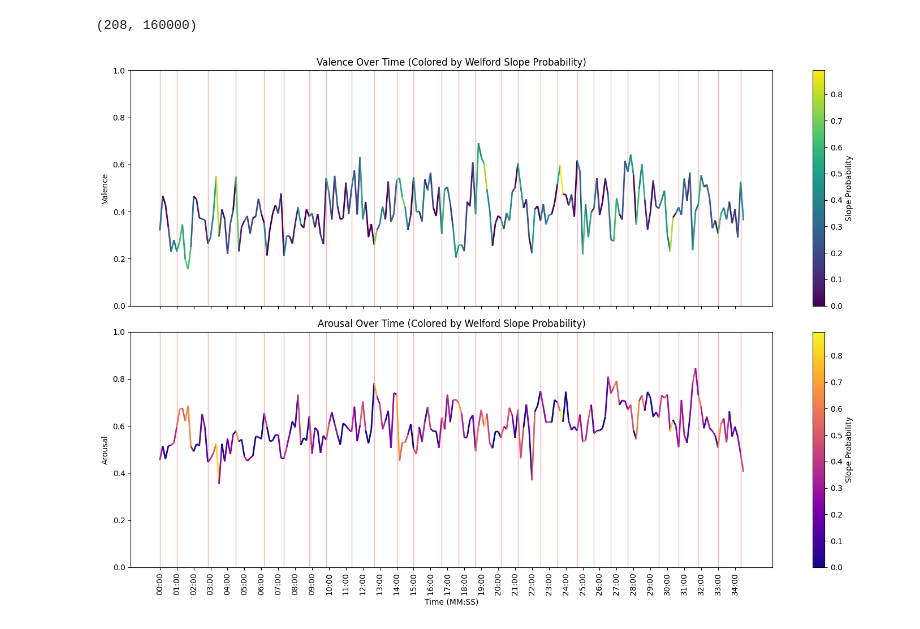
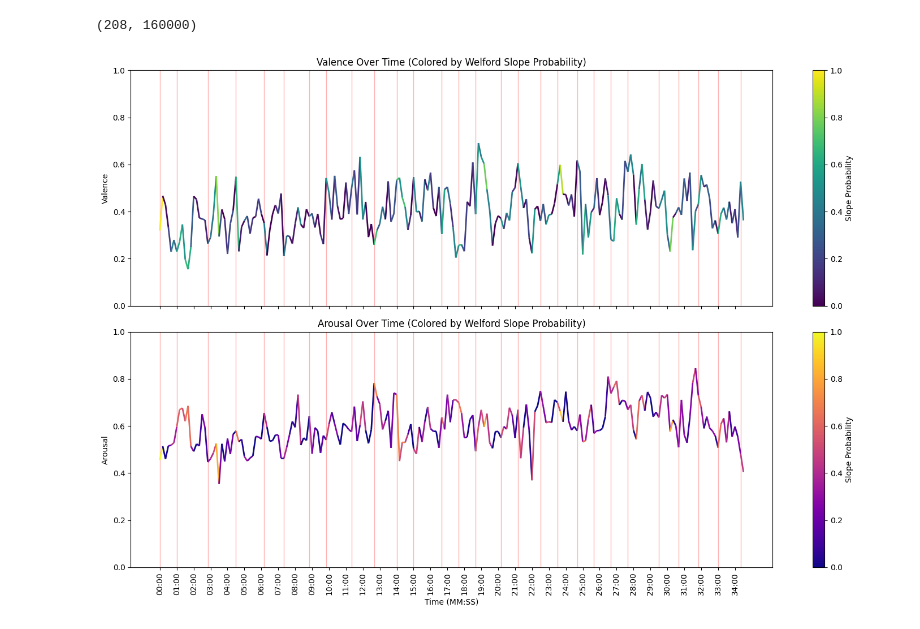
Before and after one commit to Nasenboi/remommender, a Jupyter notebook: notebooks/emotion_slope_detection.ipynb, the cells around one changed output. Drawn from its saved outputs; the diff is of its cells as text; code cells hidden in the pictures.

Commit message:
add emotion slope detection functions

```diff
--- a/notebooks/emotion_slope_detection.ipynb
+++ b/notebooks/emotion_slope_detection.ipynb
@@ -29,11 +30,6 @@ audio_path = "/run/media/chr1s/chr1sdrive1/MuInf/harry-potter/003_039_9781781102
 AUDIO_SEGMENT_LENGTH_S = 10
 SAMPLE_RATE = 16000
 
-# slope detection
-WINDOW_SIZE = 10
-SLOPE_DETECTOR_THRESHOLD = 0.005
-SLOPE_DETECTOR_GAIN = 50
-
 # plotting
 PROBABILITY_THRESHOLD = 0.3
 MINIMUM_FREE_SAMPLES = 5
@@ -61,14 +57,27 @@ for segment in y_segments:
 emotion_segments = pd.DataFrame(emotion_segments)
 emotion_segments.set_index("timestamp", inplace=True)
 # %%
-emotion_slope_detector = EmotionSlopeDetector(
-    window_size=WINDOW_SIZE,
-    threshold=SLOPE_DETECTOR_THRESHOLD,
-    gain=SLOPE_DETECTOR_GAIN
-)
+emotion_slope_detector_variables = {
+    "samples": (list(np.zeros(WINDOW_SIZE)+0.5), list(np.zeros(WINDOW_SIZE)+0.5)),
+    "sample_index": 0,
+    "old_mean": [0,0],
+}
 
-emotion_segments["slope_probablitly"] = emotion_segments.apply(
-    lambda row: emotion_slope_detector.get_slope_probablity(
+def apply_slope_algorithm(valence: float, arousal: float) -> float:
+    #print("Valence: ", valence, "Arousal:", arousal)
+    emotion_slope_detector_variables["samples"] = update_samples(
+        valence, arousal, emotion_slope_detector_variables["samples"], emotion_slope_detector_variables["sample_index"]
+    )
+    emotion_slope_detector_variables["sample_index"] = update_sample_index(emotion_slope_detector_variables["sample_index"])
+    #print("Index: ", emotion_slope_detector_variables["sample_index"])
+    emotion_slope_detector_variables["old_mean"], slope_probability = get_slope_probablity(
+        emotion_slope_detector_variables["samples"], emotion_slope_detector_variables["old_mean"]
+    )
+    #print("Old mean: ", emotion_slope_detector_variables["old_mean"], "Slope probability: ", slope_probability)
+    return slope_probability
+
+emotion_segments["slope_probability"] = emotion_segments.apply(
+    lambda row: apply_slope_algorithm(
         row["valence"], row["arousal"]
     ),
     axis=1
@@ -81,7 +90,7 @@ fig, (ax1, ax2) = plt.subplots(2, 1, figsize=(15, 10), sharex=True)
 x = emotion_segments.index  # timestamps in seconds
 valence_values = emotion_segments['valence'].values
 arousal_values = emotion_segments['arousal'].values
-welford_slope_probabilities = emotion_segments['slope_probablitly'].values  # Note: typo in column name preserved
+welford_slope_probabilities = emotion_segments['slope_probability'].values
 
 # Convert timestamps to time strings for x-axis labels
 time_str = [f"{int(t//60):02d}:{int(t%60):02d}" for t in x]
@@ -142,31 +151,31 @@ changes = np.diff(blocked_high.astype(int))
 starts = np.where(changes == 1)[0] + 1
 ends = np.where(changes == -1)[0]
 
 # Handle edge cases
 if blocked_high[0]:
     starts = np.insert(starts, 0, 0)
 if blocked_high[-1]:
     ends = np.append(ends, len(blocked_high)-1)
 
 # Add horizontal lines for each region
 for start, end in zip(starts, ends):
     # Valence plot
     ax1.axvspan(x[start], x[end], color='red', alpha=0.3)
     ax1.axhline(y=valence_values[start], color='red', linestyle='--', alpha=0.5,
                 xmin=start/len(x), xmax=end/len(x))
 
     # Arousal plot
     ax2.axvspan(x[start], x[end], color='red', alpha=0.3)
     ax2.axhline(y=arousal_values[start], color='red', linestyle='--', alpha=0.5,
                 xmin=start/len(x), xmax=end/len(x))
 
 # --- Shared X-axis Configuration ---
 n = 6  # Show every 6th label
 ax2.set_xticks(x[::n])
 ax2.set_xticklabels(time_str[::n], rotation=90)
 ax2.set_xlabel('Time (MM:SS)')
 
 plt.tight_layout()
 plt.show()
 # %% [output]
-[figure, old version]
+[figure, new version]
```
Also changed, not shown: parts of 1 cell of this notebook, 4 other files.
